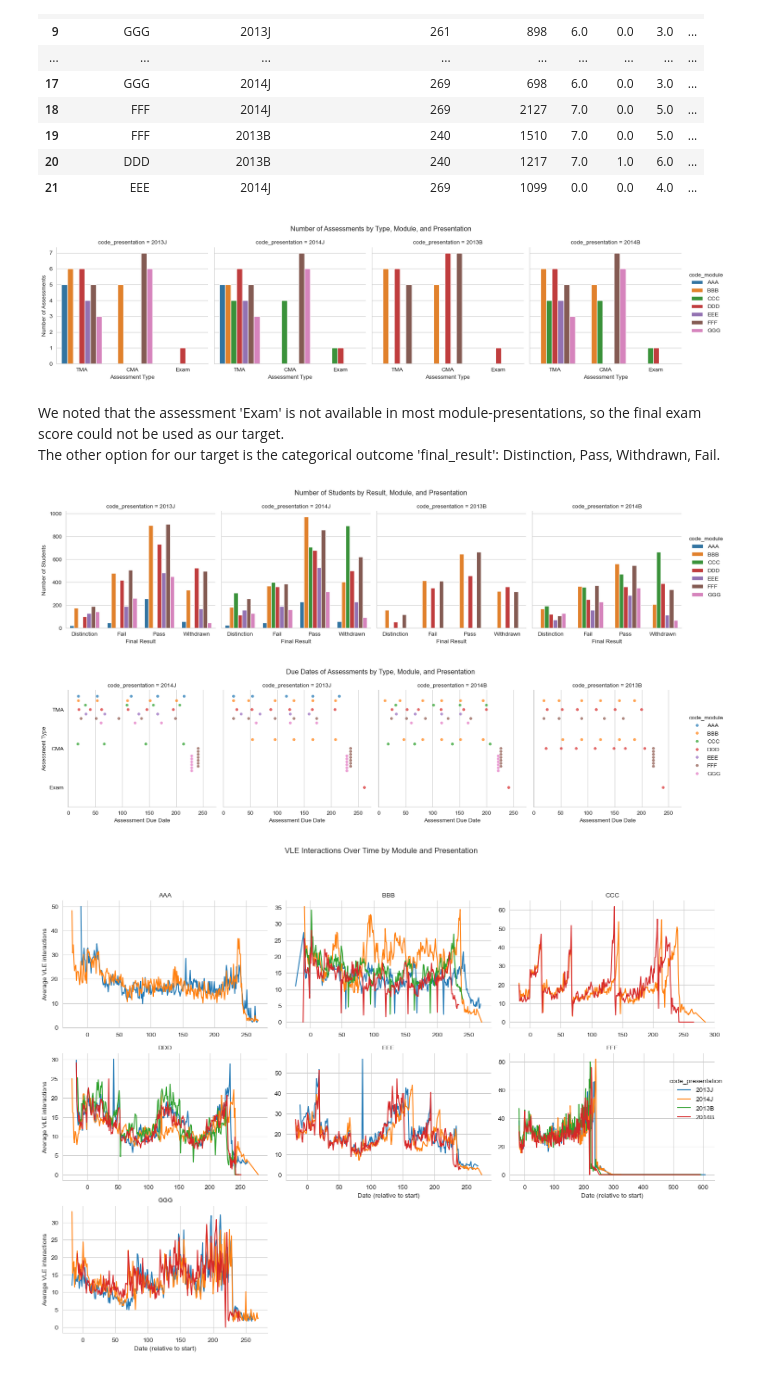
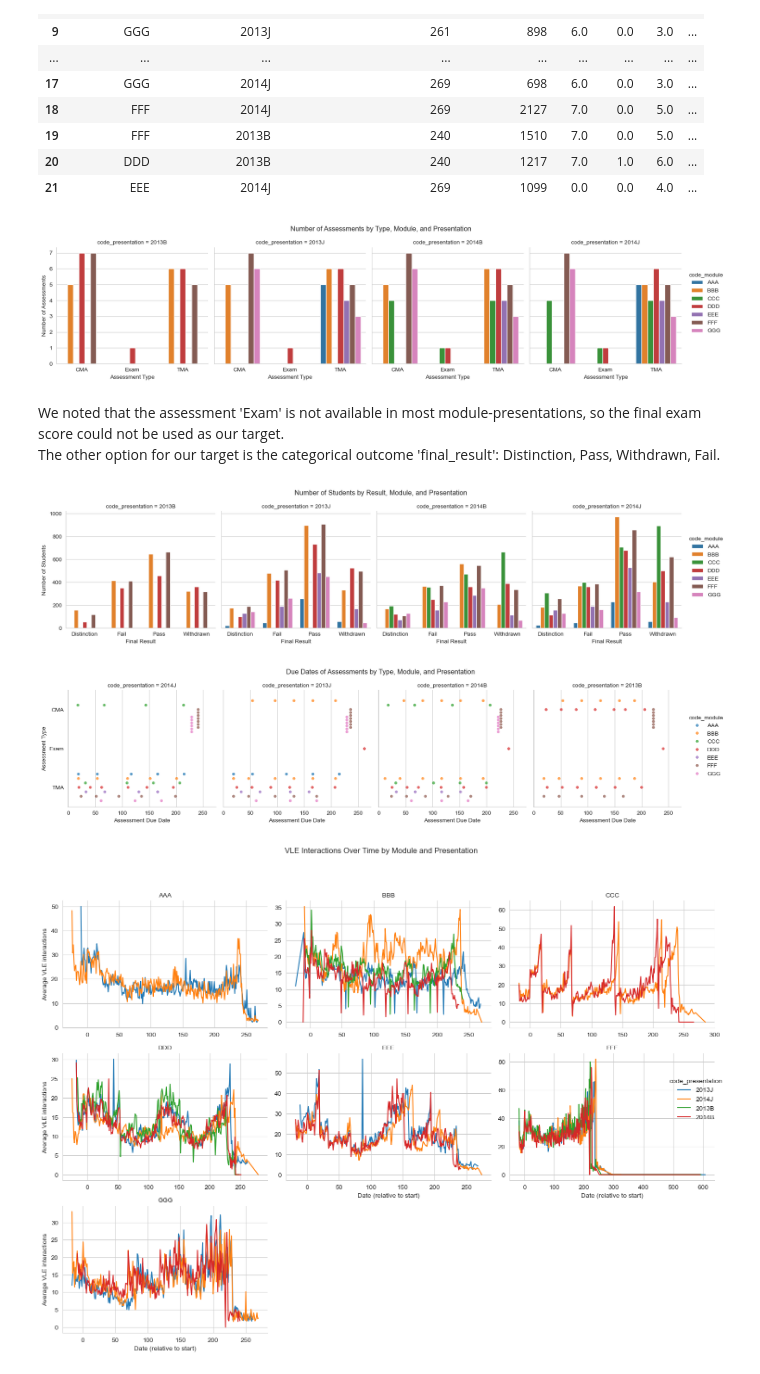
Before and after one commit to Erdos-Projects/fall-2025-risk-factors-in-online-courses, a Jupyter notebook: main_pipeline.ipynb, the cells around one changed output. Saved outputs shown, nothing was run; the diff lists cells and outputs as text; code cells hidden in the pictures.

Commit message:
Cleaned up code and added folder for results
plots saved in results folder

```diff
--- a/main_pipeline.ipynb
+++ b/main_pipeline.ipynb
@@ -20,7 +22,7 @@ assessments.to_csv("Data/assessments_OULAD.csv", index=False) # save for easy im
 # %%
 # Run to create csv with merged data (merges data from separate OULAD csv files)
-zip_file = "Data/OULAD.zip" # "C:/Users/jacma/OneDrive/school work/UMD/Data Science Boot Camp/Group Project/Data/OULAD.zip"
-merged_file = "Data/merged_data.csv" # "C:/Users/jacma/OneDrive/school work/UMD/Data Science Boot Camp/Group Project/Data/merged_data.csv"
+zip_file = "data/OULAD.zip"
+merged_file = "data/merged_data.csv"
 df = merge_data(zip_file, merged_file)
 # %% [output]
 ✅ Data partitioned by code_module & code_presentation and written into parquet files stored in Data/parquet_files
@@ -44,8 +46,7 @@ Brief exploratory data analysis to:
 4. explore magnitude of VLE interactions throughout each module-presentation to inform: (1) whether to use all module-presentations in final analyses, and (2) what timeframe could be considered 'early' and still have enough data for modeling
 # %%
 # run this code block only if not continuing from above
-sns.set_style("whitegrid")
-df = pd.read_csv("Data/merged_data.csv")
+# df = pd.read_csv("data/merged_data.csv")
 # %%
 from get_course_info import course_meta_info
 
@@ -73,33 +74,35 @@ course_info
 # %%
 # 1. Plot number of assessments in each module-presentation by assessment type
 # Assessment types:
 # - Exam (Final Exam)
 # - CMA (Computer Marked Assessment)
 # - TMA (Tutor Marked Assessment)
 
 assessments_in_course = (df
-    .groupby(["code_module", "code_presentation","assessment_type"], as_index=False)
-    .agg(num_assessments=("id_assessment", "nunique")
-    )
+    .groupby(["code_module", "code_presentation","assessment_type"], observed=False)
+    ["id_assessment"]
+    .nunique()
+    .reset_index(name="num_assessments")
 )
 
 g = sns.catplot(
     data=assessments_in_course,
     x="assessment_type",
     y="num_assessments",
     hue="code_module",
     col="code_presentation",
     kind="bar",
     height=4,
     aspect=1
 )
 
 g.set_axis_labels("Assessment Type", "Number of Assessments")
 g.fig.subplots_adjust(top=0.85)
 g.fig.suptitle("Number of Assessments by Type, Module, and Presentation")
+plt.savefig("results/eda_numberofassessments.png")
 plt.show()
 # %% [output]
-[figure, old version]
+[figure, new version]
 # %% [markdown]
 We noted that the assessment 'Exam' is not available in most module-presentations, so the final exam score could not be used as our target. <br>
 The other option for our target is the categorical outcome 'final_result': Distinction, Pass, Withdrawn, Fail.
@@ -107,10 +110,10 @@ The other option for our target is the categorical outcome 'final_result': Disti
 # 2. Visualize the distribution of final_result across module-presentations.
 outcomes_in_course = (
     df
-    .groupby(["code_module", "code_presentation","final_result"], as_index=False)
-    .agg(
-        num_students=("id_student", "nunique")
-    )
+    .groupby(["code_module", "code_presentation","final_result"], observed=False)
+    ["id_student"]
+    .nunique()
+    .reset_index(name="num_students")
 )
 
 g = sns.catplot(
@@ -127,9 +130,10 @@ g = sns.catplot(
 g.set_axis_labels("Final Result", "Number of Students")
 g.fig.subplots_adjust(top=0.85)
 g.fig.suptitle("Number of Students by Result, Module, and Presentation")
+plt.savefig("results/eda_numberofstudents.png")
 plt.show()
 # %% [output]
-[figure, old version]
+[figure, new version]
 # %%
 # 3. Visualize distribution of assessment due dates for each module-presentation by assessment type
 
@@ -153,9 +157,10 @@ g = sns.catplot(
 g.set_axis_labels("Assessment Due Date", "Assessment Type")
 g.fig.subplots_adjust(top=0.85)
 g.fig.suptitle("Due Dates of Assessments by Type, Module, and Presentation")
+plt.savefig("results/eda_duedatesofassessments.png")
 plt.show()
 # %% [output]
-[figure, old version]
+[figure, new version]
 # %%
 # 4. Compute daily average VLE interactions using all students in a module-presentation
 vle_columns = [
```
Also changed, not shown: parts of 19 cells of this notebook, 20 other files.
